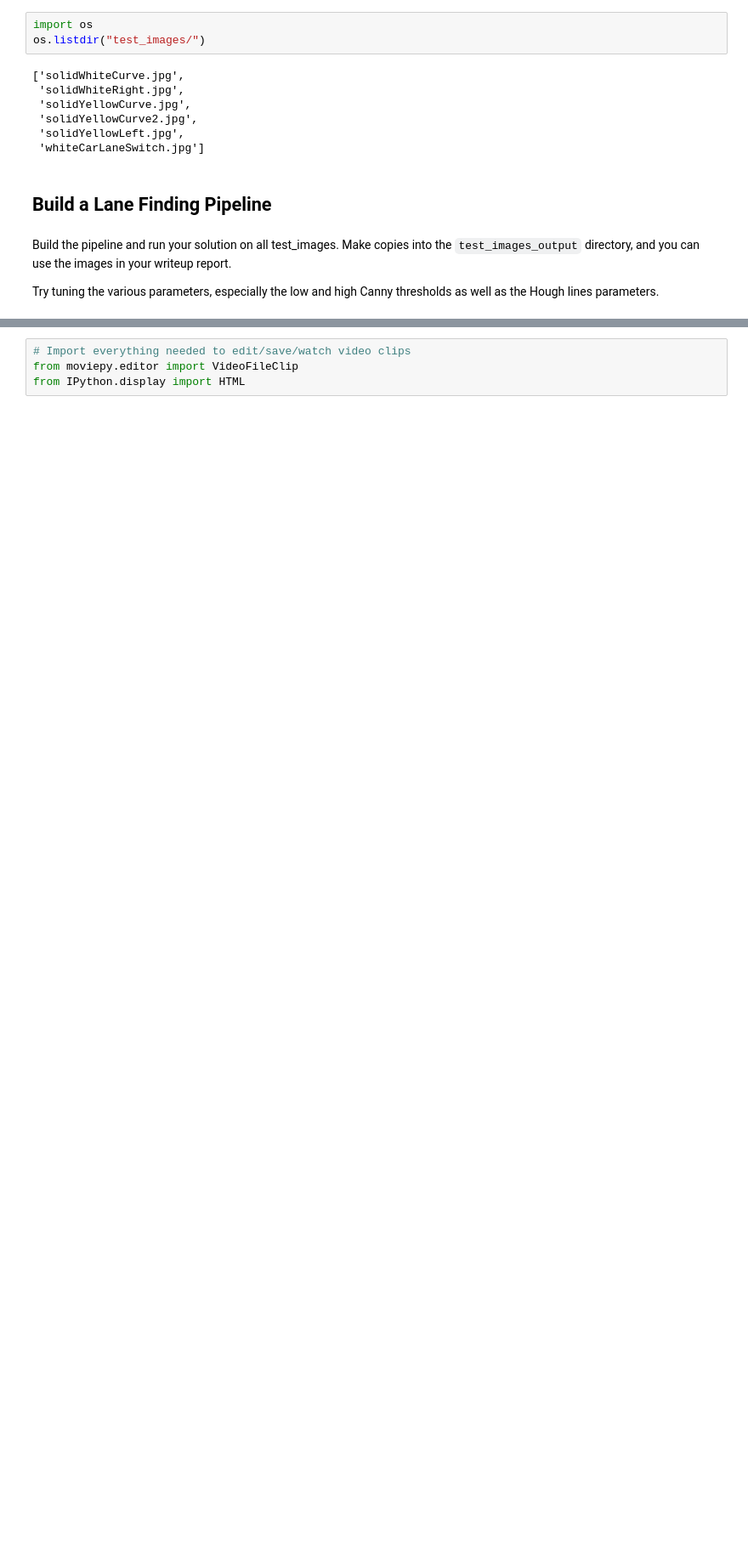
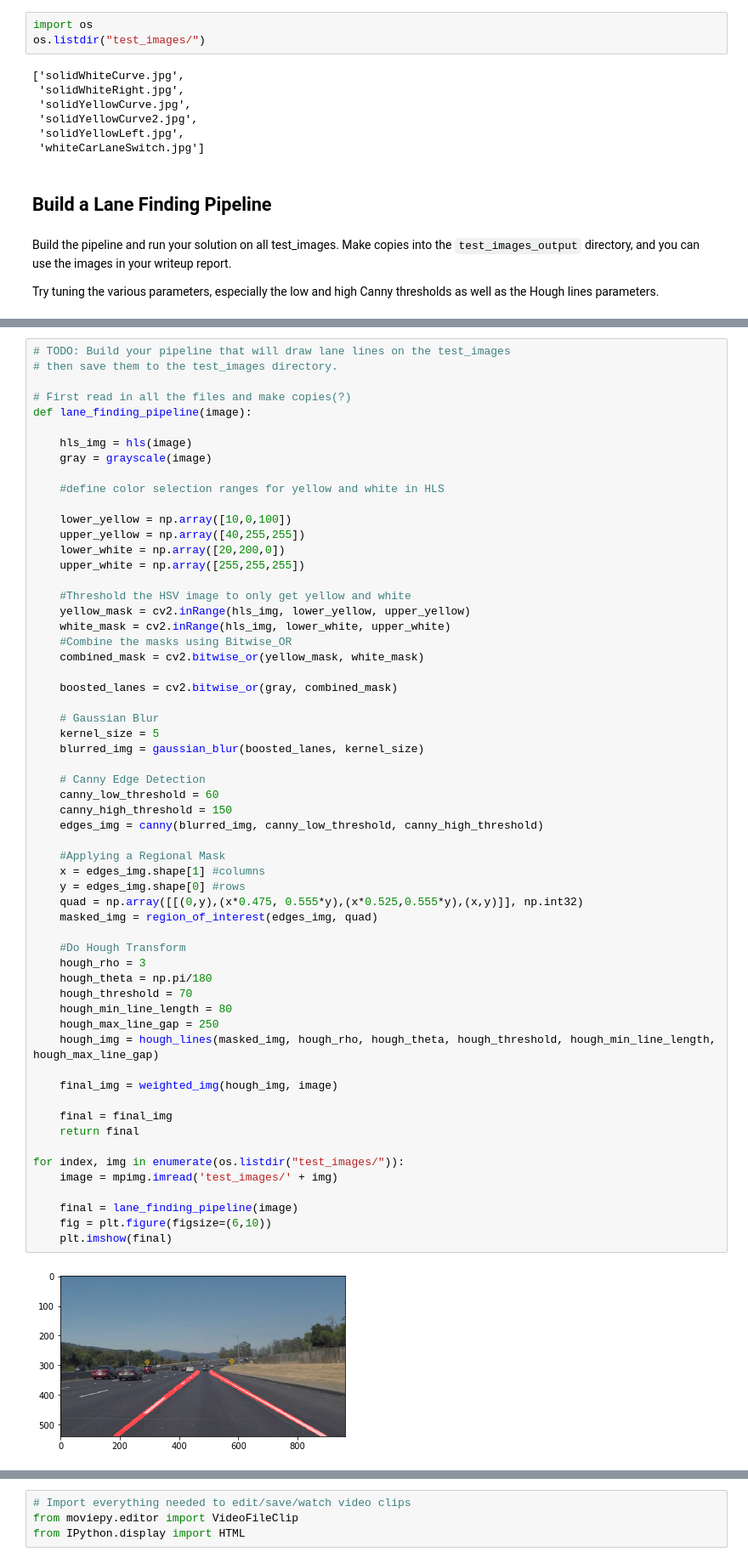
Before and after one commit to ashav/CarND-LaneLines-P1, a Jupyter notebook: P1-asha.ipynb, the cells around one changed output, grey strips where cells are left out. Shown: that part at 85% size. Drawn from its saved outputs; the diff is of its cells as text; blank space fills up the shorter version.

```diff
--- a/P1-asha.ipynb
+++ b/P1-asha.ipynb
@@ -253,0 +246,61 @@ lane_finding_pipeline('test_images/whiteCarLaneSwitch.jpg')
+# %%
+# TODO: Build your pipeline that will draw lane lines on the test_images
+# then save them to the test_images directory.
+
+# First read in all the files and make copies(?)
+def lane_finding_pipeline(image):
+
+    hls_img = hls(image)
+    gray = grayscale(image)
+
+    #define color selection ranges for yellow and white in HLS
+
+    lower_yellow = np.array([10,0,100])
+    upper_yellow = np.array([40,255,255])
+    lower_white = np.array([20,200,0])
+    upper_white = np.array([255,255,255])
+
+    #Threshold the HSV image to only get yellow and white
+    yellow_mask = cv2.inRange(hls_img, lower_yellow, upper_yellow)
+    white_mask = cv2.inRange(hls_img, lower_white, upper_white)
+    #Combine the masks using Bitwise_OR
+    combined_mask = cv2.bitwise_or(yellow_mask, white_mask)
+
+    boosted_lanes = cv2.bitwise_or(gray, combined_mask)
+
+    # Gaussian Blur
+    kernel_size = 5
+    blurred_img = gaussian_blur(boosted_lanes, kernel_size)
+
+    # Canny Edge Detection
+    canny_low_threshold = 60
+    canny_high_threshold = 150
+    edges_img = canny(blurred_img, canny_low_threshold, canny_high_threshold)
+
+    #Applying a Regional Mask
+    x = edges_img.shape[1] #columns
+    y = edges_img.shape[0] #rows
+    quad = np.array([[(0,y),(x*0.475, 0.555*y),(x*0.525,0.555*y),(x,y)]], np.int32)
+    masked_img = region_of_interest(edges_img, quad)
+
+    #Do Hough Transform
+    hough_rho = 3
+    hough_theta = np.pi/180
+    hough_threshold = 70
+    hough_min_line_length = 80
+    hough_max_line_gap = 250
+    hough_img = hough_lines(masked_img, hough_rho, hough_theta, hough_threshold, hough_min_line_length, hough_max_line_gap)
+
+    final_img = weighted_img(hough_img, image)
+
+    final = final_img
+    return final
+
+for index, img in enumerate(os.listdir("test_images/")):
+    image = mpimg.imread('test_images/' + img)
+
+    final = lane_finding_pipeline(image)
+    fig = plt.figure(figsize=(6,10))
+    plt.imshow(final)
+# %% [output]
+[figure, added]
```
Also changed, not shown: parts of 10 cells of this notebook.
